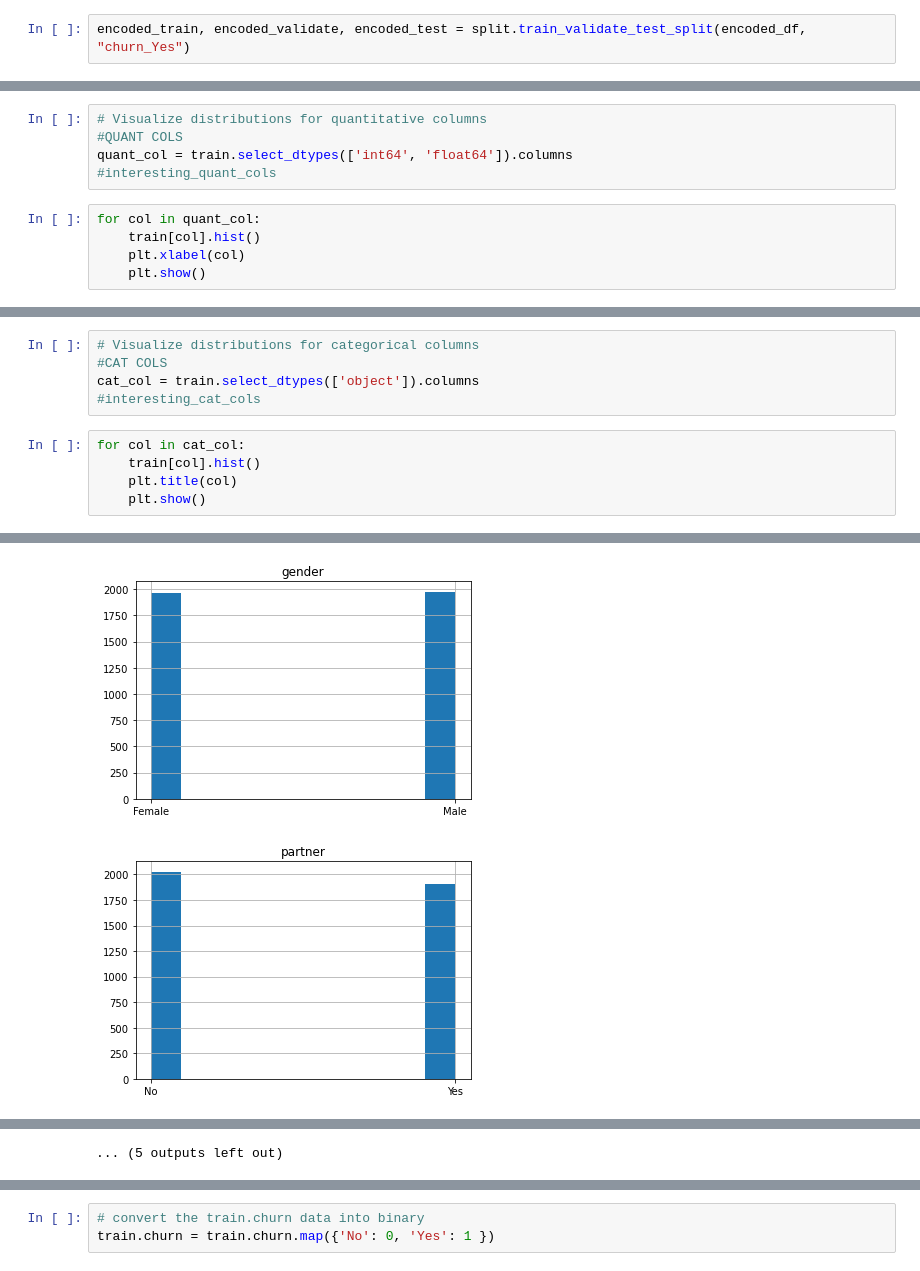
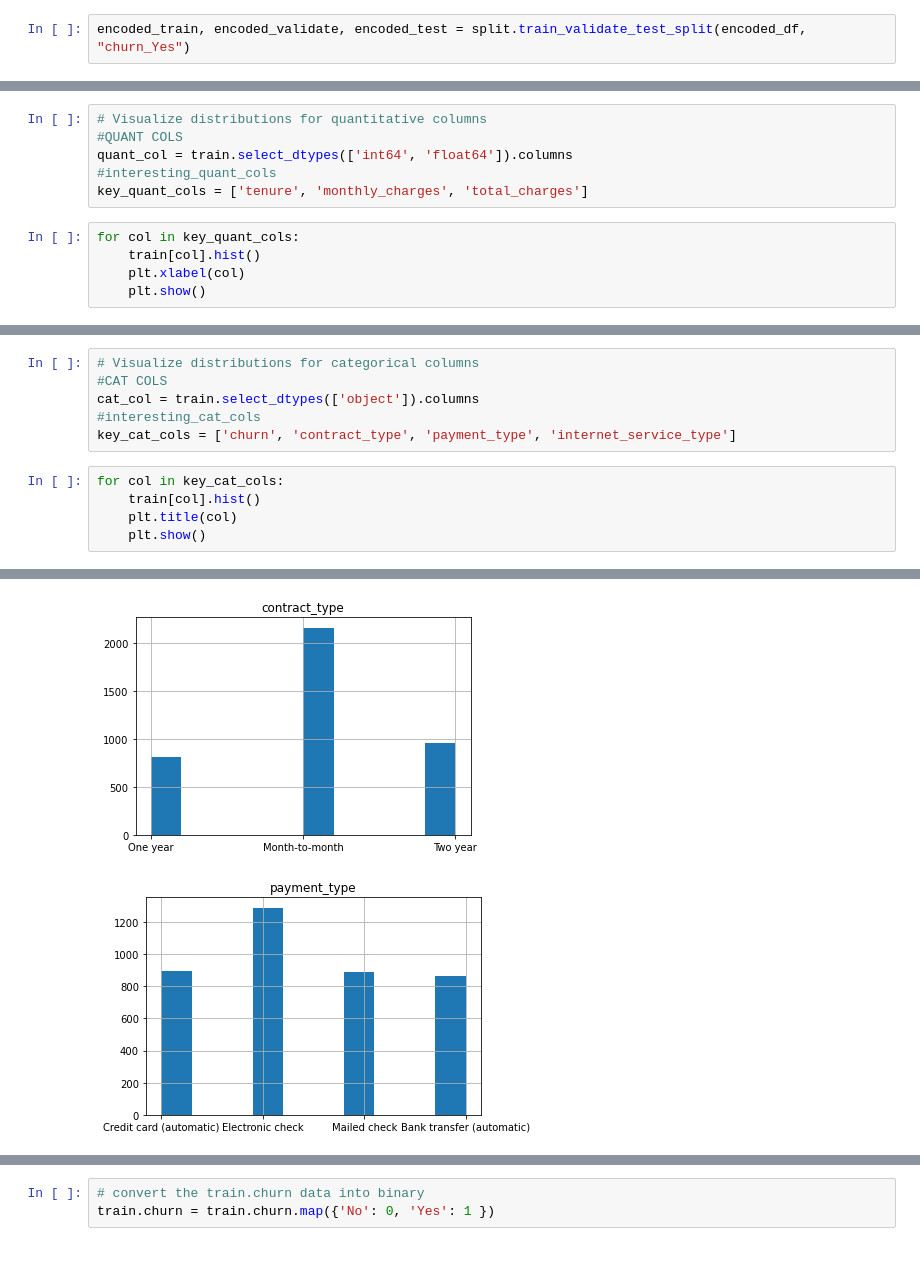
Before and after one commit to fred-lindsey/projects, a Jupyter notebook: TELCO_churn_project/TELCO_final_notebook.ipynb, the cells around one changed output, grey strips where cells are left out. Cells and saved outputs as stored; diff of their text form.

```diff
--- a/TELCO_churn_project/scratch_notebook.ipynb
+++ b/TELCO_churn_project/TELCO_final_notebook.ipynb
@@ -162,8 +111,9 @@ memory usage: 676.7+ KB
 #QUANT COLS
 quant_col = train.select_dtypes(['int64', 'float64']).columns
 #interesting_quant_cols
+key_quant_cols = ['tenure', 'monthly_charges', 'total_charges']
 # %%
-for col in quant_col:
+for col in key_quant_cols:
     train[col].hist()
     plt.xlabel(col)
     plt.show()
@@ -177,8 +126,9 @@ for col in quant_col:
 #CAT COLS
 cat_col = train.select_dtypes(['object']).columns
 #interesting_cat_cols
+key_cat_cols = ['churn', 'contract_type', 'payment_type', 'internet_service_type']
 # %%
-for col in cat_col:
+for col in key_cat_cols:
     train[col].hist()
     plt.title(col)
     plt.show()
@@ -187,2 +137,2 @@ for col in cat_col:
-[figure, old version]
+[figure, new version]
-[figure, old version]
+[figure, new version]
@@ -198,2 +140 @@ for col in cat_col:
-... (5 outputs left out)
 # %% [markdown]
```
Also changed, not shown: parts of 98 cells of this notebook, 1 other file.
